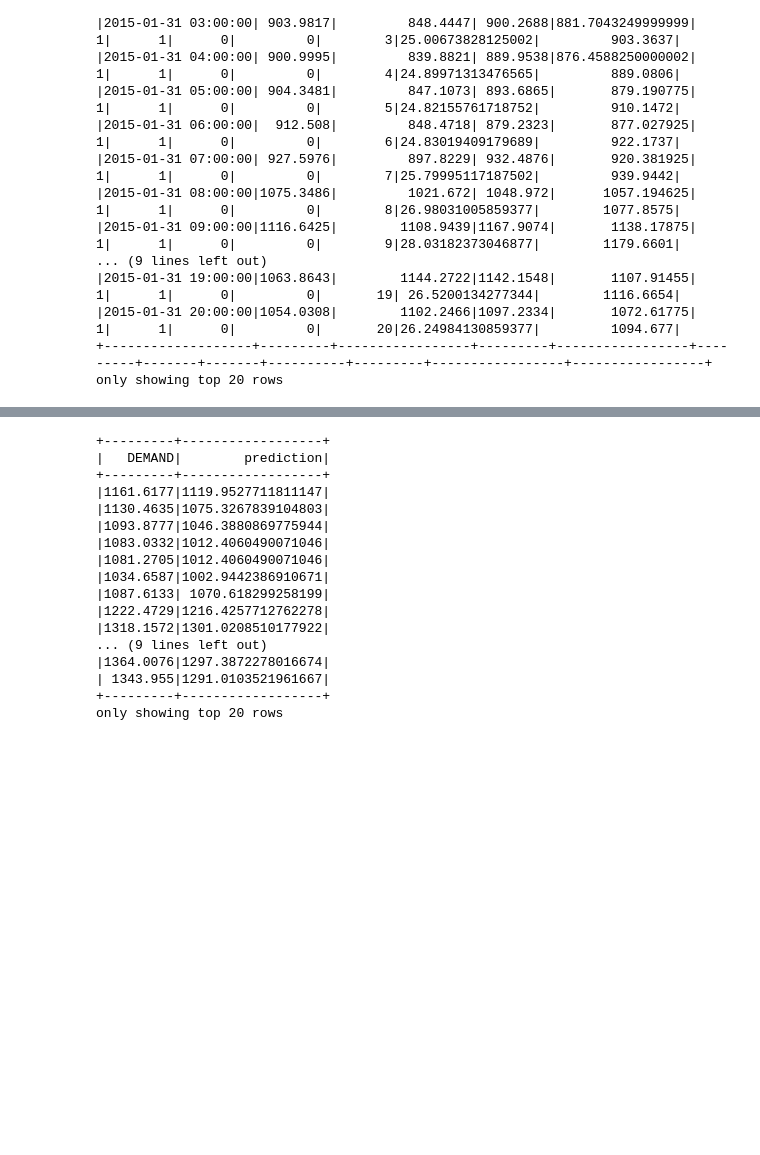
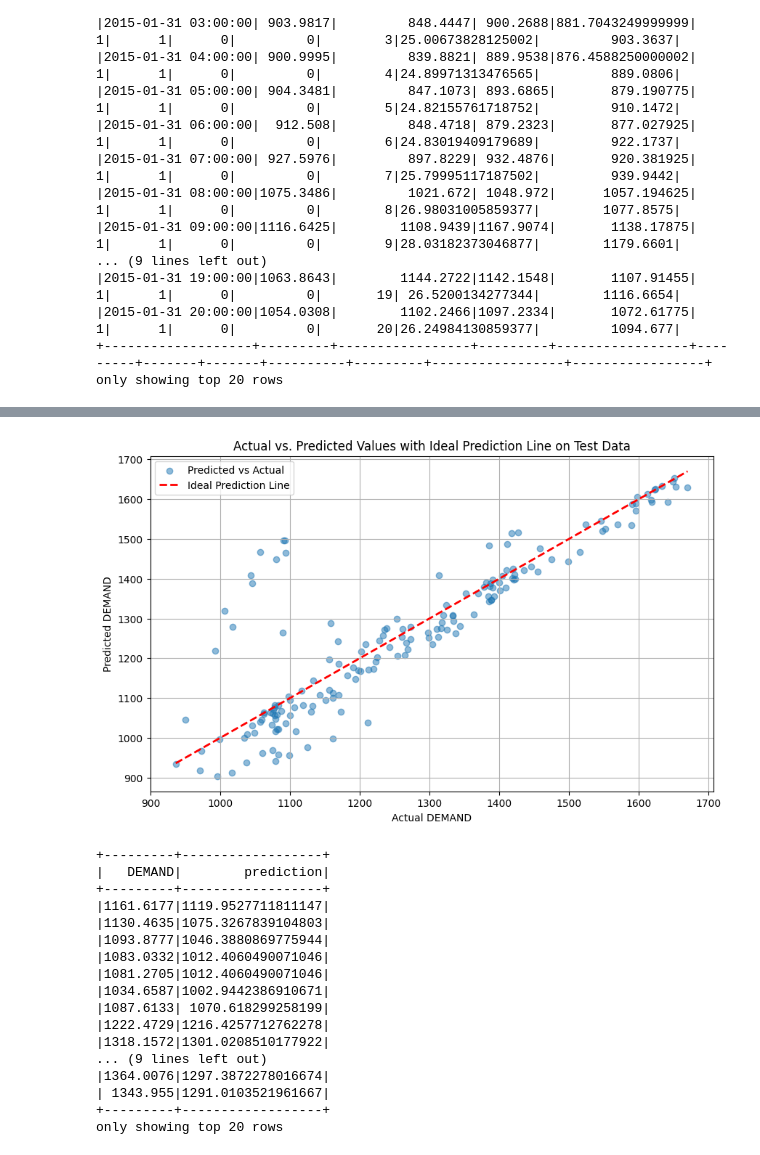
Before and after one commit to jvestell/JTXBigData, a Jupyter notebook: JTX_random_forest_notebook.ipynb, the cells around one changed output, grey strips where cells are left out. Cells and saved outputs as stored; diff of their text form; code cells hidden in the pictures; blank space fills up the shorter version.

```diff
--- a/JTX_random_forest_notebook.ipynb
+++ b/JTX_random_forest_notebook.ipynb
@@ -135,3 +177,46 @@ model = pipeline.fit(spark_df)
+# %%
+# First, make sure to have pandas and PySpark installed in your environment
+import pandas as pd
+from pyspark.sql import SparkSession
+
+# Read the new data
+pandas_df = pd.read_excel("./data/test_dataframes.xlsx")
+
+# Create a Spark session (if not already created)
+spark = SparkSession.builder.appName("PySparkRegression").getOrCreate()
+
+# Convert the Pandas DataFrame to a Spark DataFrame
+new_spark_df = spark.createDataFrame(pandas_df)
+
+# using our pipeline model to make predictions
+new_predictions = model.transform(new_spark_df)
+
+# Convert the predictions to a Pandas DataFrame
+new_pandas_df = new_predictions.select("prediction", col("DEMAND").alias("actual")).toPandas()
+
+# Plot the actual vs. predicted values using matplotlib
+plt.figure(figsize=(10, 6))
+
+# Scatter plot for actual vs predicted
+plt.scatter(new_pandas_df['actual'], new_pandas_df['prediction'], alpha=0.5, label='Predicted vs Actual')
+
+# Get min and max values for the line
+x_min, x_max = new_pandas_df['actual'].min(), new_pandas_df['actual'].max()
+
+# Plot the ideal prediction line
+plt.plot([x_min, x_max], [x_min, x_max], 'r--', lw=2, label='Ideal Prediction Line')
+
+# Add titles and labels
+plt.title('Actual vs. Predicted Values with Ideal Prediction Line on Test Data')
+plt.xlabel('Actual DEMAND')
+plt.ylabel('Predicted DEMAND')
+plt.legend()
+plt.grid(True)
+
+# Show the plot
+plt.show()
+# %% [output]
+[figure, added]
 # %%
 from pyspark.ml.regression import RandomForestRegressor
 
```
Also changed, not shown: parts of 3 cells of this notebook.
